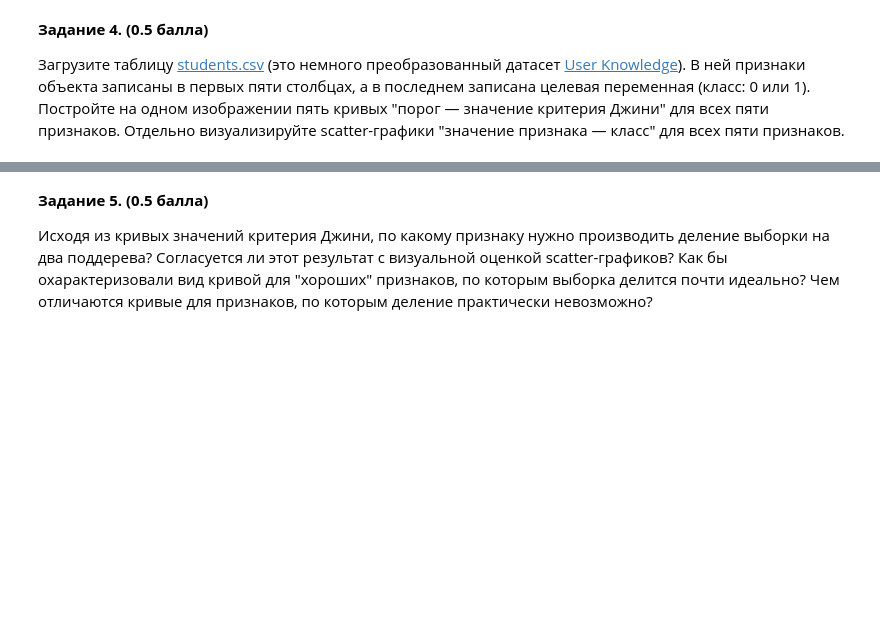
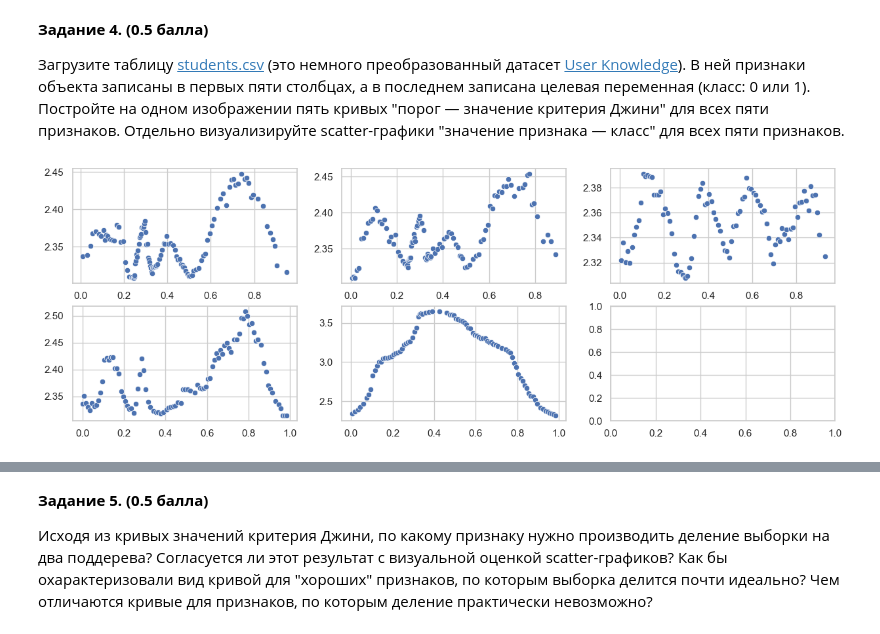
Before and after one commit to Uralbeckins/ML-Sokolov-Course, a Jupyter notebook: homework-practice-05-trees.ipynb, the cells around one changed output, grey strips where cells are left out. Saved outputs shown, nothing was run; the diff lists cells and outputs as text; code cells hidden in the pictures; blank space fills up the shorter version.

```diff
--- a/homework-practice-05-trees.ipynb
+++ b/homework-practice-05-trees.ipynb
@@ -288,0 +285,24 @@ __Задание 4. (0.5 балла)__
+# %%
+from ucimlrepo import fetch_ucirepo
+
+# fetch dataset
+user_knowledge_modeling = fetch_ucirepo(id=257)
+
+# data (as pandas dataframes)
+X = user_knowledge_modeling.data.features
+y = user_knowledge_modeling.data.targets
+
+# print(user_knowledge_modeling.metadata)
+# print(user_knowledge_modeling.variables)
+# %%
+study_dict = {'very_low': 0, 'High': 3, 'Low': 1, 'Middle': 2, 'Very Low': 0}
+y = y.iloc[:,0].map(study_dict)
+# %%
+fig, axes = plt.subplots(2, 3, figsize=(15, 5))
+
+for i in range(5):
+
+    tr, gin, _, _ = find_best_split(X.iloc[:, i], y)
+    sns.scatterplot(x=tr, y=gin, ax=axes[i//3, i%3])
+# %% [output]
+[figure, added]
```
Also changed, not shown: parts of 16 cells of this notebook, 1 other file.
